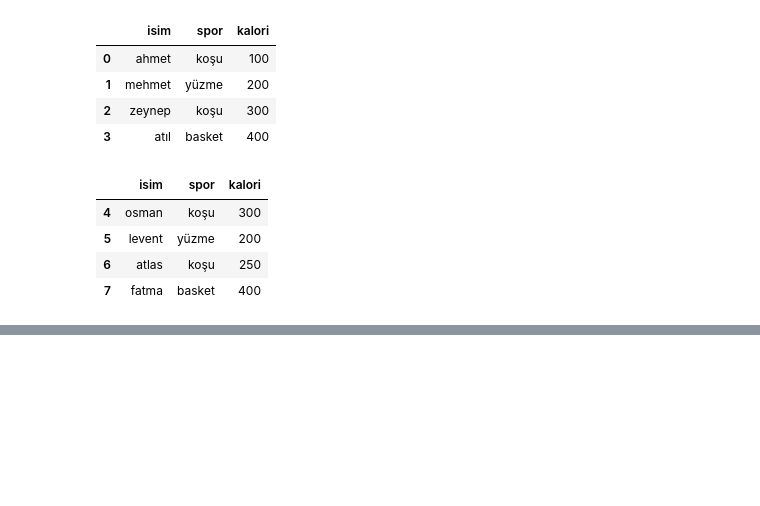
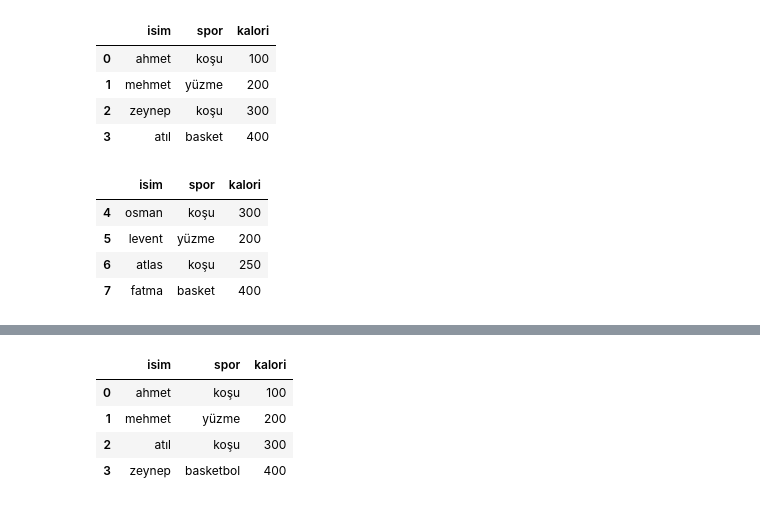
Before and after one commit to MervePayar/pythonKurs, a Jupyter notebook: 25-pandasDataFrame.ipynb, the cells around one changed output, grey strips where cells are left out. Cells and saved outputs as stored; diff of their text form; code cells hidden in the pictures; blank space fills up the shorter version.

```diff
--- a/25-pandasDataFrame.ipynb
+++ b/25-pandasDataFrame.ipynb
@@ -343,0 +389,5 @@ df_2
+# %%
+mergeSozluk2 = {"isim":["ahmet","mehmet","atıl","zeynep"],
+               "kalori":[100,200,300,400]}
+# %%
+mergeDf2 = pd.DataFrame(mergeSozluk2)
@@ -343,0 +404,8 @@ df_2
+# %%
+pd.merge(mergedf,mergeDf2,on = "isim")
+# %% [output]
+|  | isim | spor | kalori |
+| 0 | ahmet | koşu | 100 |
+| 1 | mehmet | yüzme | 200 |
+| 2 | atıl | koşu | 300 |
+| 3 | zeynep | basketbol | 400 |
```
Also changed, not shown: parts of 12 cells of this notebook.
